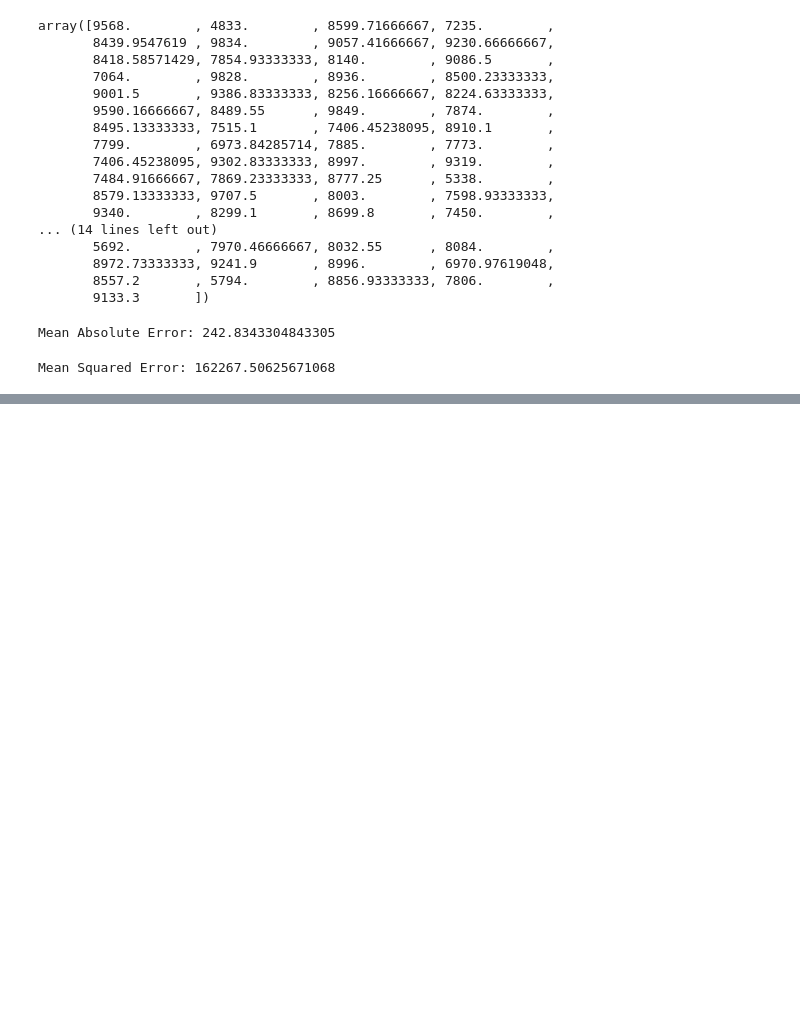
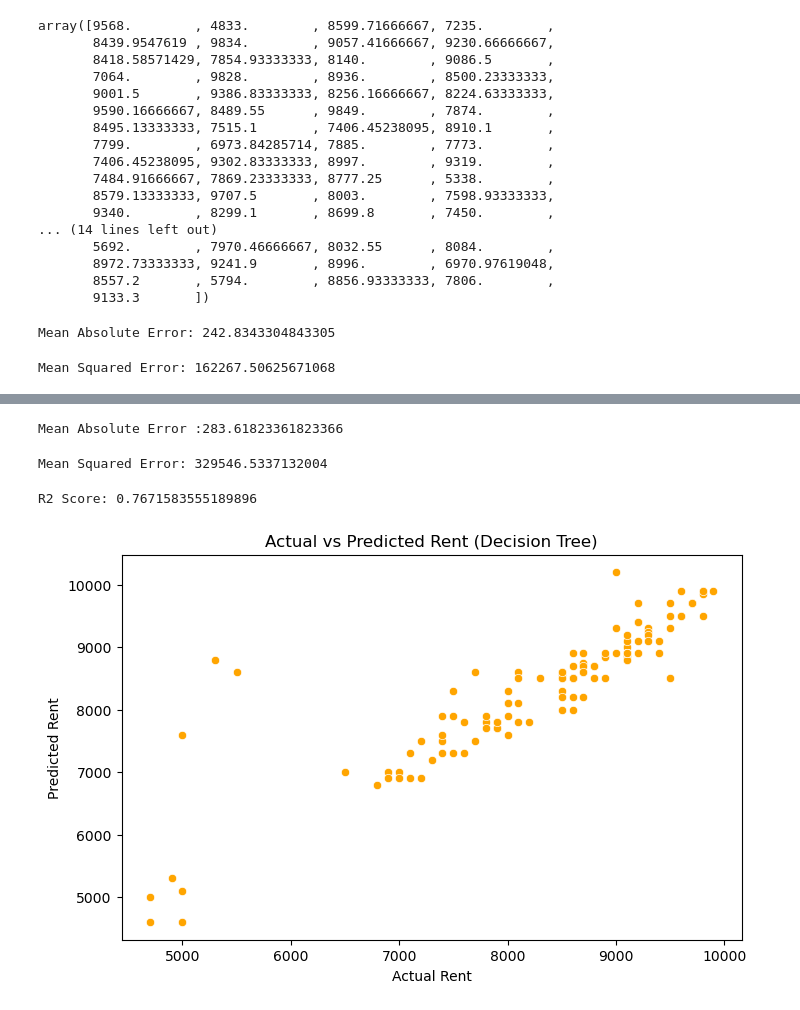
Before and after one commit to nikita98062/Banglore_PG_Analysis, a Jupyter notebook: PG Analysis Project/PG_analysis.ipynb, the cells around one changed output, grey strips where cells are left out. Cells and saved outputs as stored; diff of their text form; code cells hidden in the pictures; blank space fills up the shorter version.

```diff
--- a/PG Analysis Project/PG_analysis.ipynb
+++ b/PG Analysis Project/PG_analysis.ipynb
@@ -434,0 +470,3 @@ Mean Squared Error: 162267.50625671068
+# %%
+dt_pred=dt_model.predict(x_test)
+dt_pred
@@ -434,0 +491,24 @@ Mean Squared Error: 162267.50625671068
+# %%
+dt_mae=mean_absolute_error(y_test,dt_pred)
+print(f"Mean Absolute Error :{dt_mae}")
+# %% [output]
+Mean Absolute Error :283.61823361823366
+# %%
+dt_mse = mean_squared_error(y_test, dt_pred)
+print(f"Mean Squared Error: {dt_mse}")
+# %% [output]
+Mean Squared Error: 329546.5337132004
+# %%
+dt_r2 = r2_score(y_test, dt_pred)
+print(f"R2 Score: {dt_r2}")
+# %% [output]
+R2 Score: 0.7671583555189896
+# %%
+plt.figure(figsize=(8,5))
+sns.scatterplot(x=y_test, y=dt_pred, color='orange')
+plt.xlabel("Actual Rent")
+plt.ylabel("Predicted Rent")
+plt.title("Actual vs Predicted Rent (Decision Tree)")
+plt.show()
+# %% [output]
+[figure, added]
```
Also changed, not shown: parts of 18 cells of this notebook, 2 other files.
